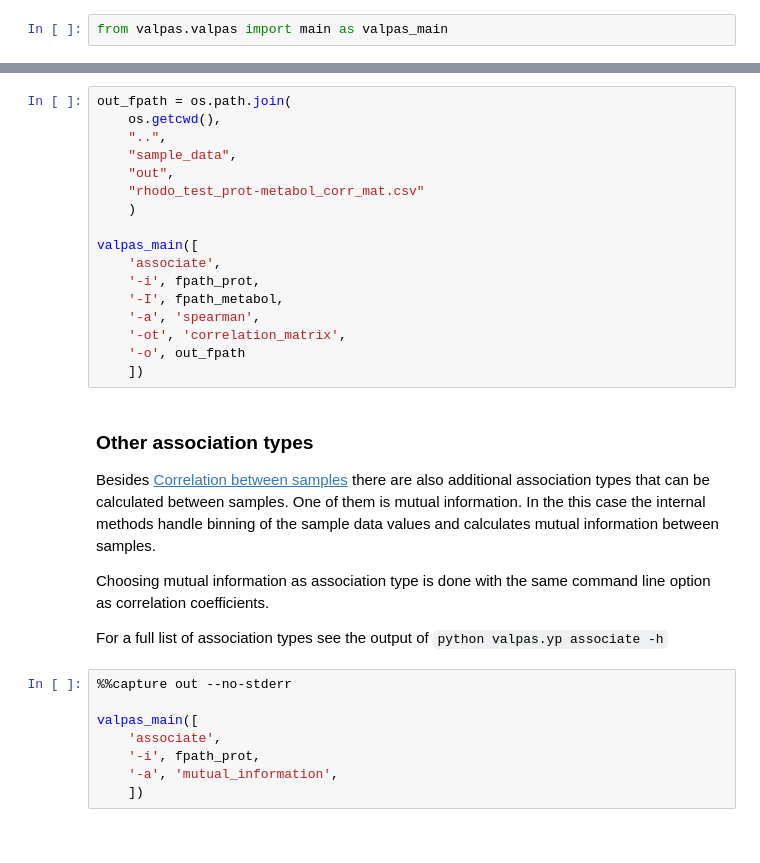
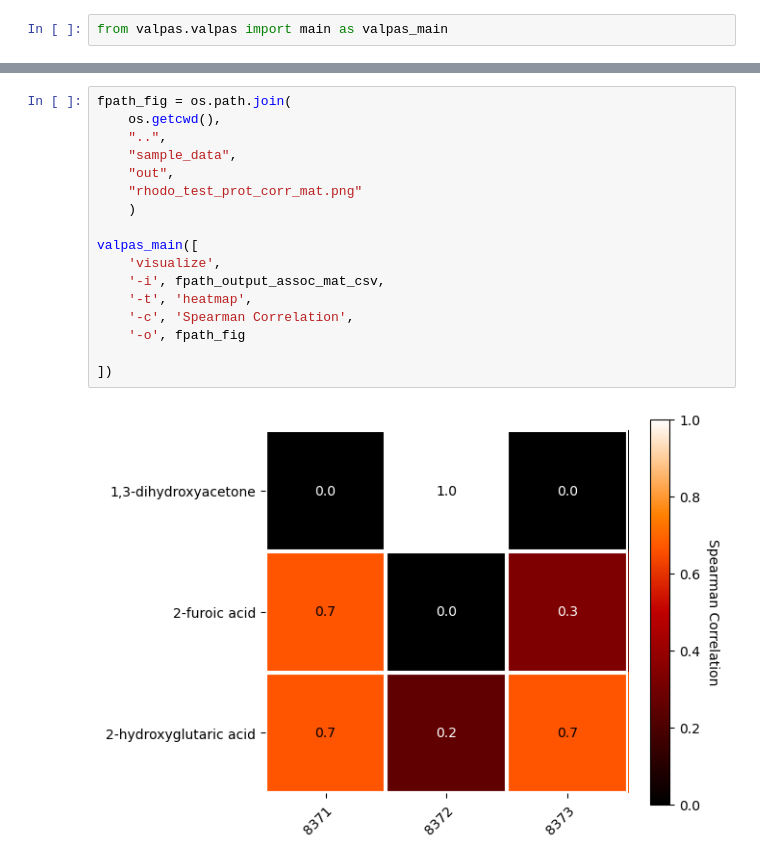
Before and after one commit to PNNL-Predictive-Phenomics/valpas, a Jupyter notebook: notebooks/valpas-prototype.ipynb, the cells around one changed output, grey strips where cells are left out. Drawn from its saved outputs; the diff is of its cells as text.

Commit message:
jupyter notebook updated to reference and use updated methods

```diff
--- a/notebooks/valpas-prototype.ipynb
+++ b/notebooks/valpas-prototype.ipynb
@@ -111,33 +216,19 @@ The resulting CSV contains ids in the header as well as first column
 # %%
-out_fpath = os.path.join(
+fpath_fig = os.path.join(
     os.getcwd(),
     "..",
     "sample_data",
     "out",
-    "rhodo_test_prot-metabol_corr_mat.csv"
+    "rhodo_test_prot_corr_mat.png"
     )
 
 valpas_main([
-    'associate',
-    '-i', fpath_prot,
-    '-I', fpath_metabol,
-    '-a', 'spearman',
-    '-ot', 'correlation_matrix',
-    '-o', out_fpath
-    ])
+    'visualize',
+    '-i', fpath_output_assoc_mat_csv,
+    '-t', 'heatmap',
+    '-c', 'Spearman Correlation',
+    '-o', fpath_fig
+
+])
+# %% [output]
+[figure, added]
-# %% [markdown]
-### Other association types
-
-Besides [Correlation between samples](#correlation-between-samples) there are also additional association types that can be calculated between samples. One of them is mutual information. In the this case the internal methods handle binning of the sample data values and calculates mutual information between samples.
-
-Choosing mutual information as association type is done with the same command line option as correlation coefficients.
-
-For a full list of association types see the output of `python valpas.yp associate -h`
-# %%
-%%capture out --no-stderr
-
-valpas_main([
-    'associate',
-    '-i', fpath_prot,
-    '-a', 'mutual_information',
-    ])
```
Also changed, not shown: parts of 36 cells of this notebook.
